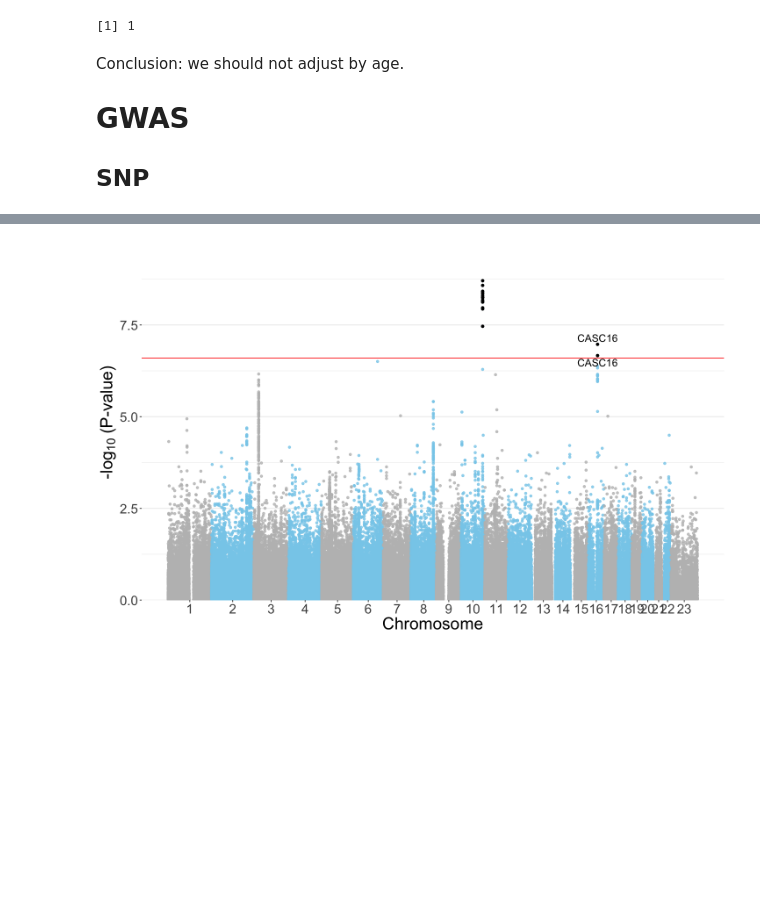
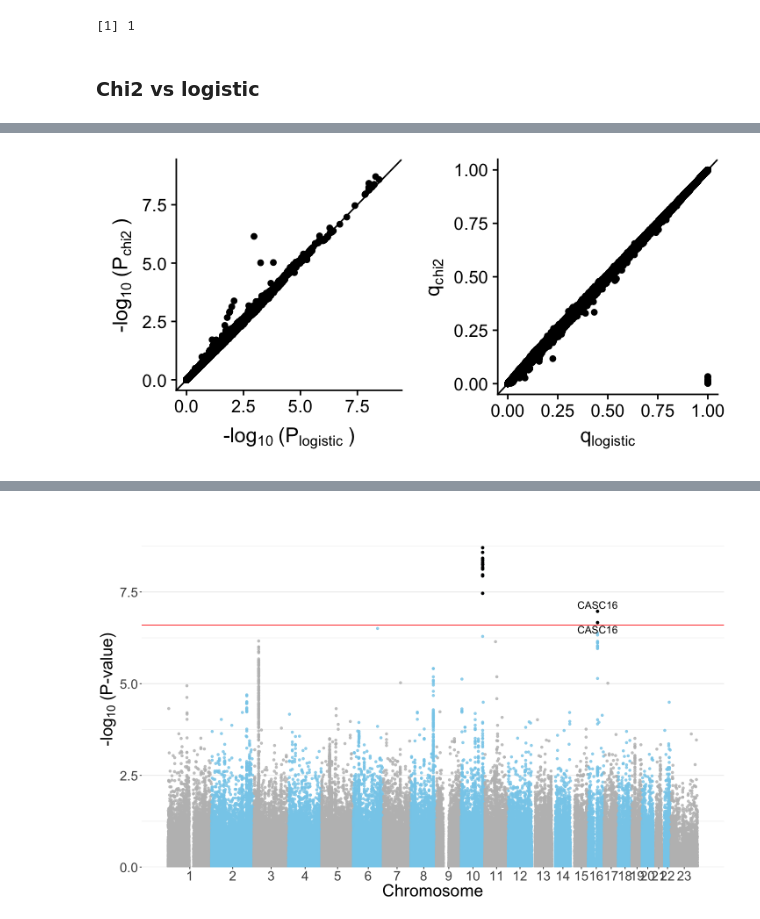
Before and after one commit to hclimente/genewa, a Jupyter notebook: results/conventional_gwas/gwas.ipynb, the cells around one changed output, grey strips where cells are left out. Drawn from its saved outputs; the diff is of its cells as text; code cells hidden in the pictures; blank space fills up the shorter version.

Commit message:
updated with logistic regresion

```diff
--- a/results/conventional_gwas/gwas.ipynb
+++ b/results/conventional_gwas/gwas.ipynb
@@ -139,9 +145,30 @@ sum(snps$P_no_covars < (0.05/nrow(snps)))
 sum(snps$P_covars < (0.05/nrow(snps)), na.rm = T)
 # %% [output]
 [1] 1
-# %% [markdown]
-Conclusion: we should not adjust by age.
-
-# GWAS
-
-## SNP
+# %% [markdown]
+### Chi2 vs logistic
+# %%
+snps <- inner_join(read_tsv('univariate_models.no_covars.logistic.tsv', col_types = 'icdccdddd') %>% filter(TEST == 'ADD'),
+                   read_tsv('univariate_models.no_covars.tsv', col_types = 'icdccccddd'),
+                   by = c('CHR', 'SNP', 'BP', 'A1'), suffix = c('_logistic', '_chi2')) %>%
+    arrange(P_logistic) %>%
+    mutate(q_logistic = seq(1, n())/n()) %>%
+    arrange(P_chi2) %>%
+    mutate(q_chi2 = seq(1, n())/n())
+# %%
+options(repr.plot.width=4, repr.plot.height=4)
+pvals <- ggplot(snps, aes(-log10(P_logistic), -log10(P_chi2))) +
+    geom_point() +
+    geom_abline(slope = 1) +
+    labs(x = bquote('-log' [10] ~'(P'[logistic]~')'), y = bquote('-log' [10] ~'(P'[chi2]~')')) +
+    scale_x_continuous(limits = c(0, 9)) +
+    scale_y_continuous(limits = c(0, 9))
+
+ranking <- ggplot(snps, aes(q_logistic, q_chi2)) +
+    geom_point() +
+    geom_abline(slope = 1) +
+    labs(x = bquote('q'[logistic]), y = bquote('q'[chi2]))
+
+options(repr.plot.width=6, repr.plot.height=3)
+plot_grid(pvals, ranking)
+# %% [output]
@@ -147,0 +177 @@ Conclusion: we should not adjust by age.
+[figure, added]
```
Also changed, not shown: parts of 4 cells of this notebook, 2 other files.
